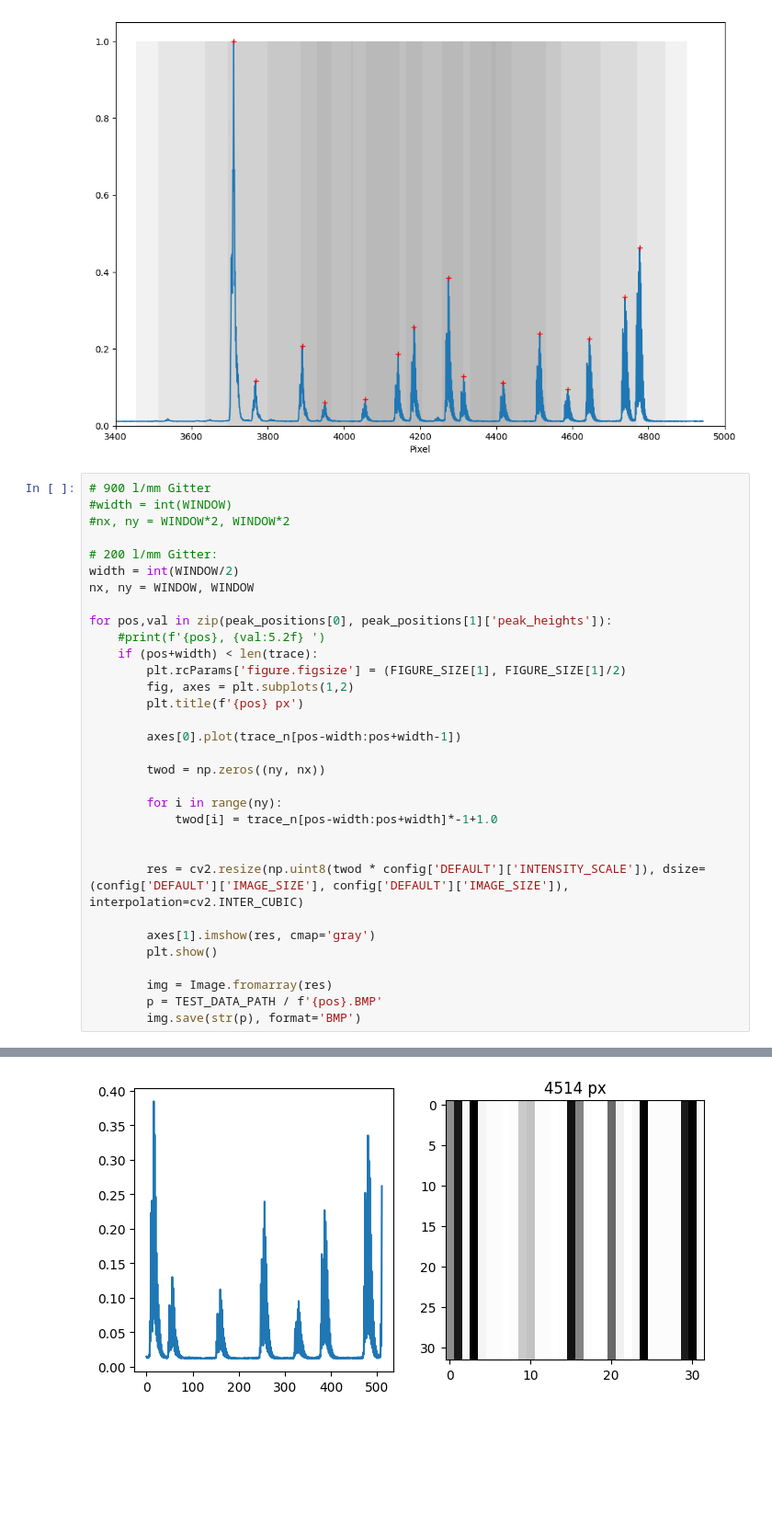
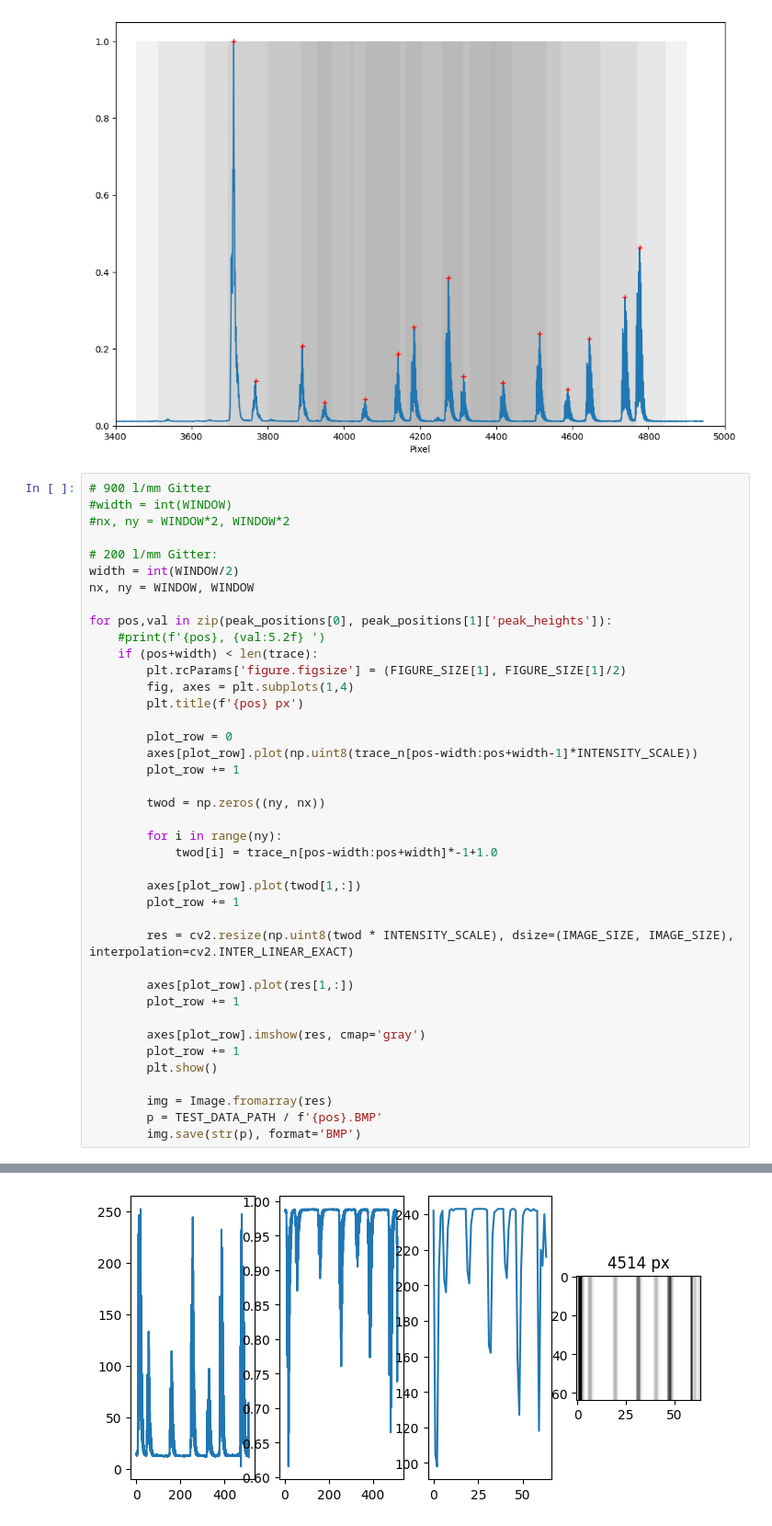
Before and after one commit to michaelwerger/filtertransmission, a Jupyter notebook: src/compute_dispersion_ml.ipynb, the cells around one changed output, grey strips where cells are left out. Shown: that part at 92% size. Cells and saved outputs as stored; diff of their text form; blank space fills up the shorter version.

```diff
--- a/src/compute_dispersion_ml.ipynb
+++ b/src/compute_dispersion_ml.ipynb
@@ -211,20 +211,28 @@ for pos,val in zip(peak_positions[0], peak_positions[1]['peak_heights']):
     #print(f'{pos}, {val:5.2f} ')
     if (pos+width) < len(trace):
         plt.rcParams['figure.figsize'] = (FIGURE_SIZE[1], FIGURE_SIZE[1]/2)
-        fig, axes = plt.subplots(1,2)
+        fig, axes = plt.subplots(1,4)
         plt.title(f'{pos} px')
 
-        axes[0].plot(trace_n[pos-width:pos+width-1])
+        plot_row = 0
+        axes[plot_row].plot(np.uint8(trace_n[pos-width:pos+width-1]*INTENSITY_SCALE))
+        plot_row += 1
 
         twod = np.zeros((ny, nx))
 
         for i in range(ny):
             twod[i] = trace_n[pos-width:pos+width]*-1+1.0
 
+        axes[plot_row].plot(twod[1,:])
+        plot_row += 1
 
-        res = cv2.resize(np.uint8(twod * config['DEFAULT']['INTENSITY_SCALE']), dsize=(config['DEFAULT']['IMAGE_SIZE'], config['DEFAULT']['IMAGE_SIZE']), interpolation=cv2.INTER_CUBIC)
+        res = cv2.resize(np.uint8(twod * INTENSITY_SCALE), dsize=(IMAGE_SIZE, IMAGE_SIZE), interpolation=cv2.INTER_LINEAR_EXACT)
 
-        axes[1].imshow(res, cmap='gray')
+        axes[plot_row].plot(res[1,:])
+        plot_row += 1
+
+        axes[plot_row].imshow(res, cmap='gray')
+        plot_row += 1
         plt.show()
 
         img = Image.fromarray(res)
@@ -244 +252 @@ for pos,val in zip(peak_positions[0], peak_positions[1]['peak_heights']):
-[figure, old version]
+[figure, new version]
```
Also changed, not shown: parts of 4 cells of this notebook, 8 other files.
